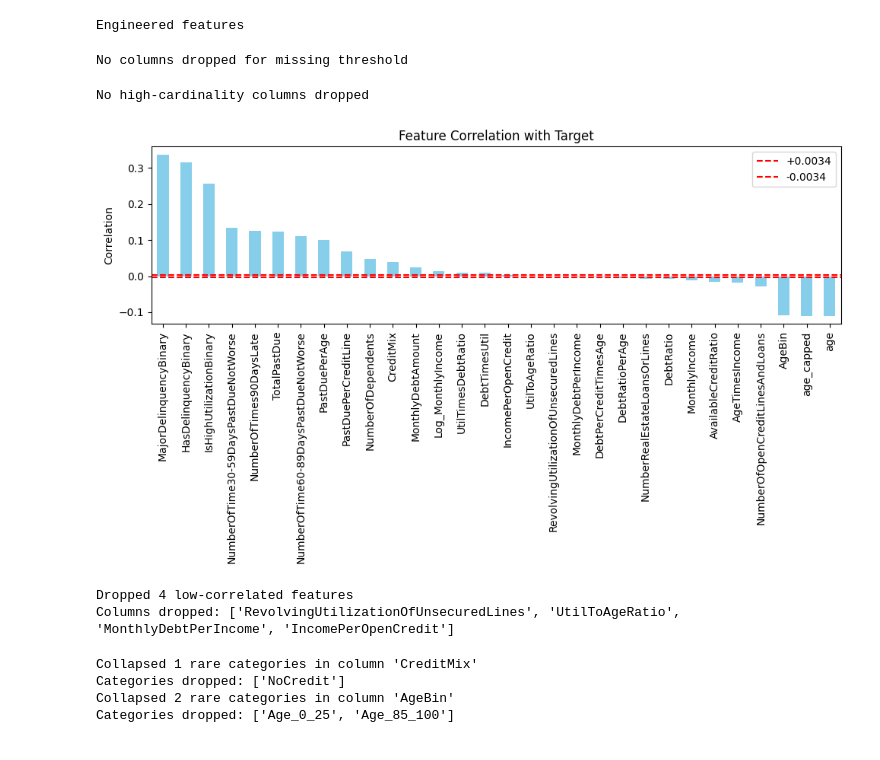
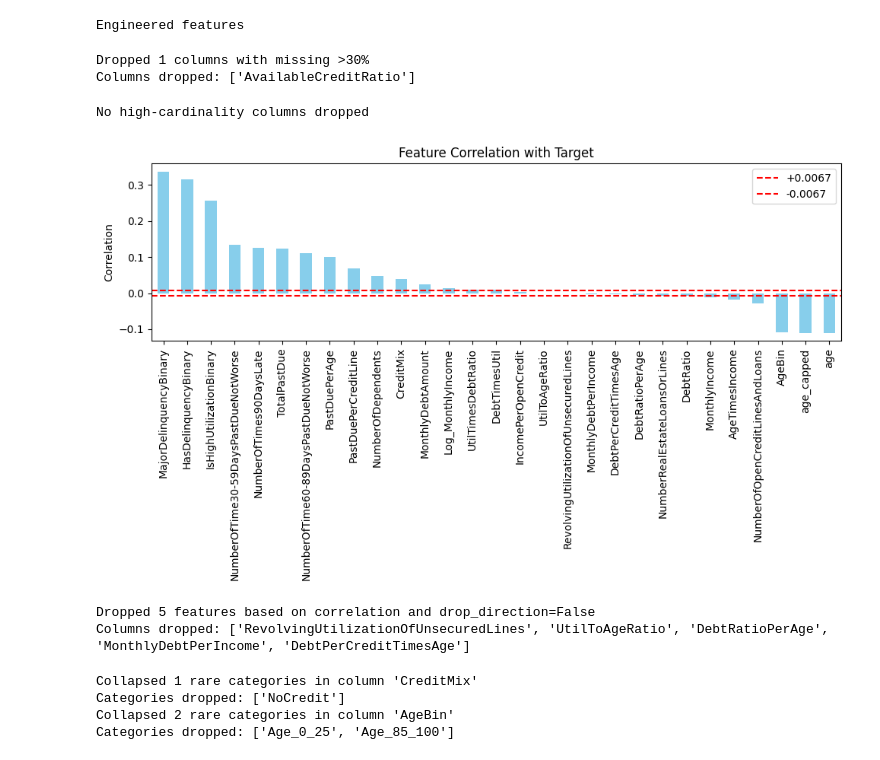
Before and after one commit to sunnysunny77/loan, a Jupyter notebook: cr.ipynb, the cells around one changed output. Saved outputs shown, nothing was run; the diff lists cells and outputs as text; code cells hidden in the pictures.

```diff
--- a/cr.ipynb
+++ b/cr.ipynb
@@ -287,7 +287,7 @@ def drop_high_card_cols(df, threshold=50):
 
     return df_high, hc_cols_to_drop
 
-def drop_low_correlated_to_target(df, y, threshold=0.1):
+def drop_low_correlated_to_target(df, y, threshold=0.1, drop_direction=None):
 
     df_temp = df.copy()
 
@@ -298,7 +298,12 @@ def drop_low_correlated_to_target(df, y, threshold=0.1):
     df_temp['__target__'] = y
     corr_with_target = df_temp.corr()['__target__'].drop('__target__')
 
-    low_corr_cols_to_drop = corr_with_target[abs(corr_with_target) < threshold].index.tolist()
+    if drop_direction is None:
+        dropped_cols = corr_with_target[abs(corr_with_target) < threshold].index.tolist()
+    elif drop_direction is True:
+        dropped_cols = corr_with_target[(corr_with_target > 0) & (corr_with_target < threshold)].index.tolist()
+    else:
+        dropped_cols = corr_with_target[(corr_with_target < 0) & (corr_with_target > -threshold)].index.tolist()
 
     plt.figure(figsize=(10, 6))
     corr_with_target.sort_values(ascending=False).plot(kind='bar', color='skyblue')
@@ -310,15 +315,15 @@ def drop_low_correlated_to_target(df, y, threshold=0.1):
     plt.tight_layout()
     plt.show()
 
-    if low_corr_cols_to_drop:
-        df_corr = df.drop(columns=low_corr_cols_to_drop)
-        print(f"Dropped {len(low_corr_cols_to_drop)} low-correlated features")
-        print(f"Columns dropped: {low_corr_cols_to_drop}")
+    if dropped_cols:
+        df_corr = df.drop(columns=dropped_cols)
+        print(f"Dropped {len(dropped_cols)} features based on correlation and drop_direction={drop_direction}")
+        print(f"Columns dropped: {dropped_cols}")
     else:
         df_corr = df.copy()
-        print("No low-correlated features dropped.")
+        print("No features dropped.")
 
-    return df_corr, low_corr_cols_to_drop
+    return df_corr, dropped_cols
 
 def collapse_rare_categories(df, threshold=0.005):
 
@@ -607,9 +612,10 @@ df_engi = engineer_features(X_train)
 Engineered features
 # %%
 # Drop columns with missing
-df_drop, hm_cols_to_drop = drop_high_missing_cols(df_engi, threshold=0.50)
+df_drop, hm_cols_to_drop = drop_high_missing_cols(df_engi, threshold=0.30)
 # %% [output]
-No columns dropped for missing threshold
+Dropped 1 columns with missing >30%
+Columns dropped: ['AvailableCreditRatio']
 # %%
 # Drop high card
 df_high, hc_cols_to_drop = drop_high_card_cols(df_drop, threshold=50)
@@ -617,11 +623,11 @@ df_high, hc_cols_to_drop = drop_high_card_cols(df_drop, threshold=50)
 No high-cardinality columns dropped
 # %%
 # Drop low correlated features to target
-df_corr, low_corr_cols_to_drop = drop_low_correlated_to_target(df_high, y_train, threshold=0.0034)
+df_corr, low_corr_cols_to_drop = drop_low_correlated_to_target(df_high, y_train, threshold=0.0067, drop_direction=False)
 # %% [output]
-[figure, old version]
+[figure, new version]
-Dropped 4 low-correlated features
-Columns dropped: ['RevolvingUtilizationOfUnsecuredLines', 'UtilToAgeRatio', 'MonthlyDebtPerIncome', 'IncomePerOpenCredit']
+Dropped 5 features based on correlation and drop_direction=False
+Columns dropped: ['RevolvingUtilizationOfUnsecuredLines', 'UtilToAgeRatio', 'DebtRatioPerAge', 'MonthlyDebtPerIncome', 'DebtPerCreditTimesAge']
 # %%
 # Collapse rare categories
 df_collapsed, rare_maps = collapse_rare_categories(df_corr, threshold=0.05)
```
Also changed, not shown: parts of 8 cells of this notebook, 2 other files.
